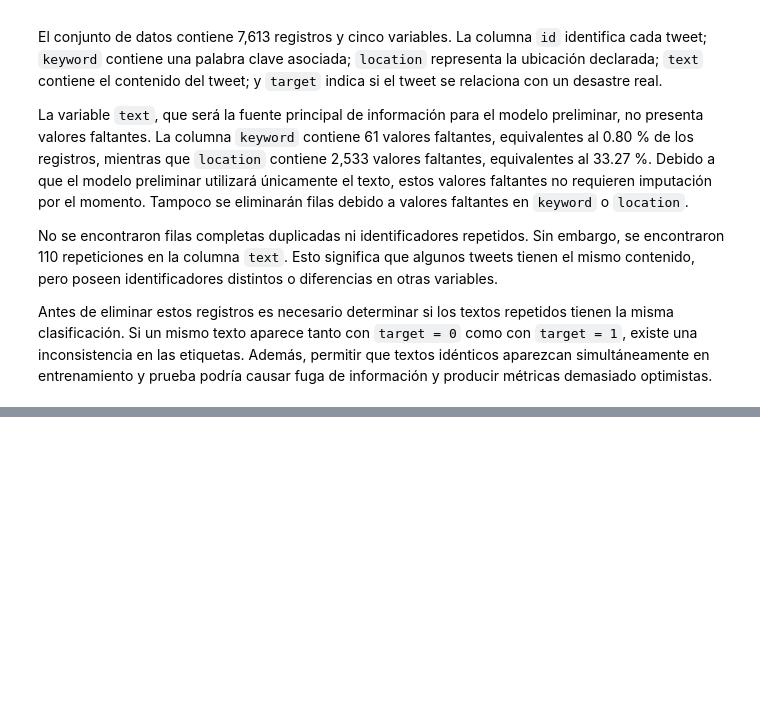
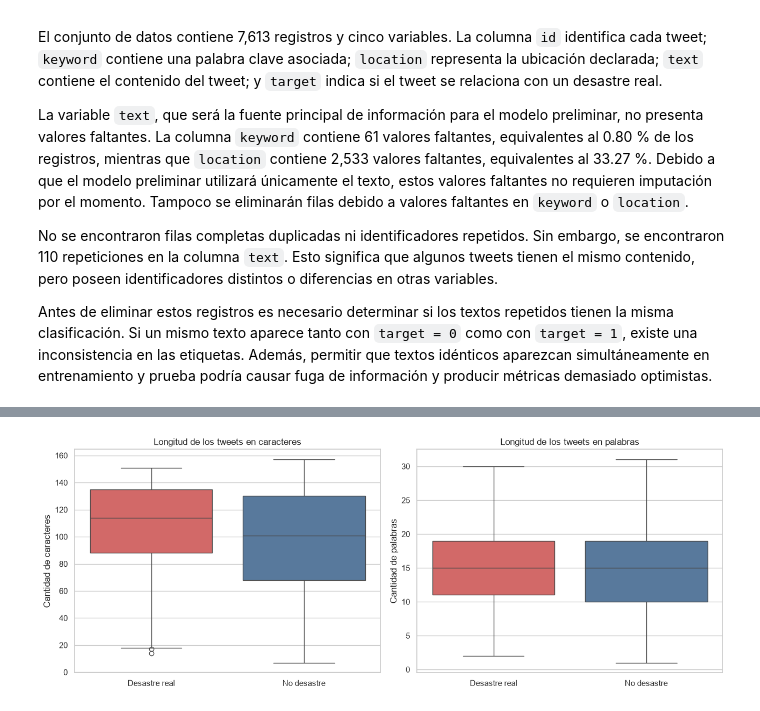
Before and after one commit to tismajo/CC3084-Laboratorio5, a Jupyter notebook: Laboratorio5.ipynb, the cells around one changed output, grey strips where cells are left out. Cells and saved outputs as stored; diff of their text form; code cells hidden in the pictures; blank space fills up the shorter version.

```diff
--- a/Laboratorio5.ipynb
+++ b/Laboratorio5.ipynb
@@ -241,0 +313,19 @@ print(
+# %%
+df_clean["character_count"] = (
+    df_clean["text"]
+    .astype(str)
+    .str.len()
+)
+
+df_clean["word_count"] = (
+    df_clean["text"]
+    .astype(str)
+    .str.split()
+    .str.len()
+)
+
+display(
+    df_clean[
+        ["text", "character_count", "word_count", "target"]
+    ].head()
+)
@@ -241,0 +368,48 @@ print(
+# %%
+plot_df = df_clean.copy()
+
+plot_df["categoría"] = plot_df["target"].map({
+    0: "No desastre",
+    1: "Desastre real"
+})
+
+fig, axes = plt.subplots(1, 2, figsize=(13, 5))
+
+sns.boxplot(
+    data=plot_df,
+    x="categoría",
+    y="character_count",
+    hue="categoría",
+    palette={
+        "No desastre": "#4C78A8",
+        "Desastre real": "#E45756"
+    },
+    legend=False,
+    ax=axes[0]
+)
+
+axes[0].set_title("Longitud de los tweets en caracteres")
+axes[0].set_xlabel("")
+axes[0].set_ylabel("Cantidad de caracteres")
+
+sns.boxplot(
+    data=plot_df,
+    x="categoría",
+    y="word_count",
+    hue="categoría",
+    palette={
+        "No desastre": "#4C78A8",
+        "Desastre real": "#E45756"
+    },
+    legend=False,
+    ax=axes[1]
+)
+
+axes[1].set_title("Longitud de los tweets en palabras")
+axes[1].set_xlabel("")
+axes[1].set_ylabel("Cantidad de palabras")
+
+plt.tight_layout()
+plt.show()
+# %% [output]
+[figure, added]
```
Also changed, not shown: parts of 9 cells of this notebook.
